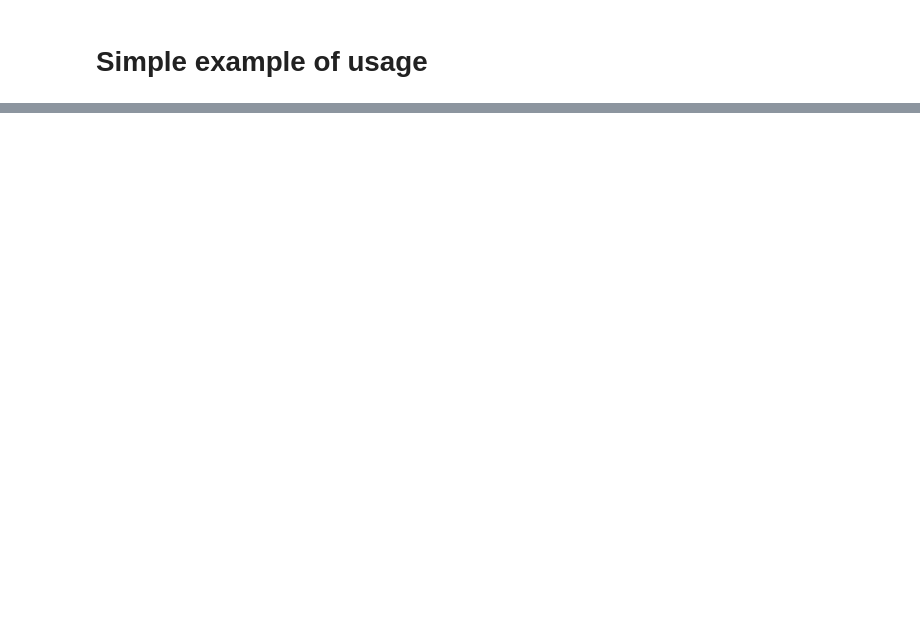
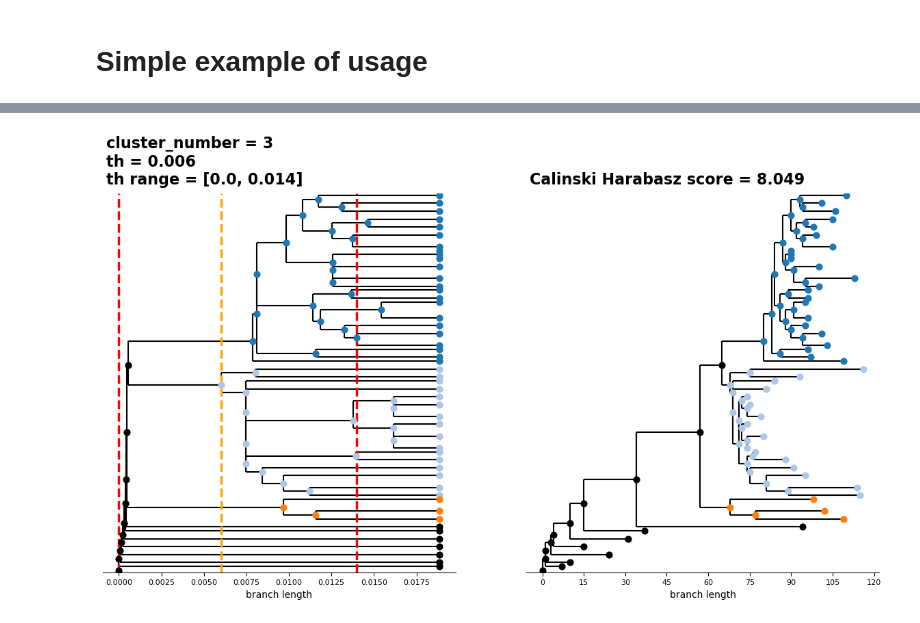
Before and after one commit to HughMurrell/phytclust, a Jupyter notebook: notebooks/simple_example.ipynb, the cells around one changed output, grey strips where cells are left out. Cells and saved outputs as stored; diff of their text form; code cells hidden in the pictures; blank space fills up the shorter version.

```diff
--- a/notebooks/simple_example.ipynb
+++ b/notebooks/simple_example.ipynb
@@ -24,4 +34,8 @@ relative_dist_matrix = relative_dist_matrix.divide(leave_mean_dists, axis= 'inde
 # %%
-test_clus = PhyloTreeClustering(tree=medicc_tree, dist_matrix= relative_dist_matrix, CH_matrix= pdm_tree)
+example_clus = PhyloTreeClustering(tree=medicc_tree, dist_matrix= relative_dist_matrix, CH_matrix= pdm_tree)
 # %%
-test_clus.run()
+example_clus.run()
+# %%
+example_clus.plot_summary(output_path= '../example_data')
+# %% [output]
+[figure, added]
```
Also changed, not shown: parts of 14 cells of this notebook, 8 other files.
